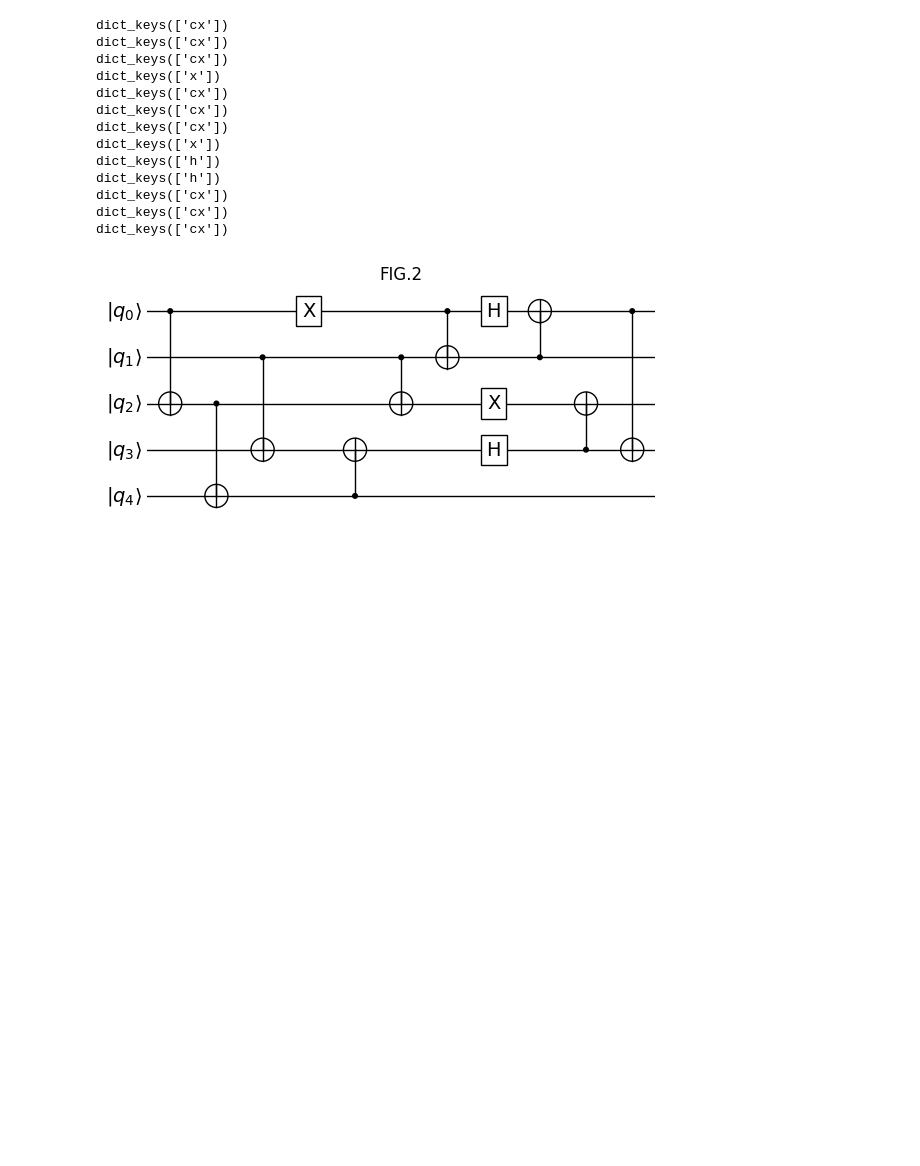
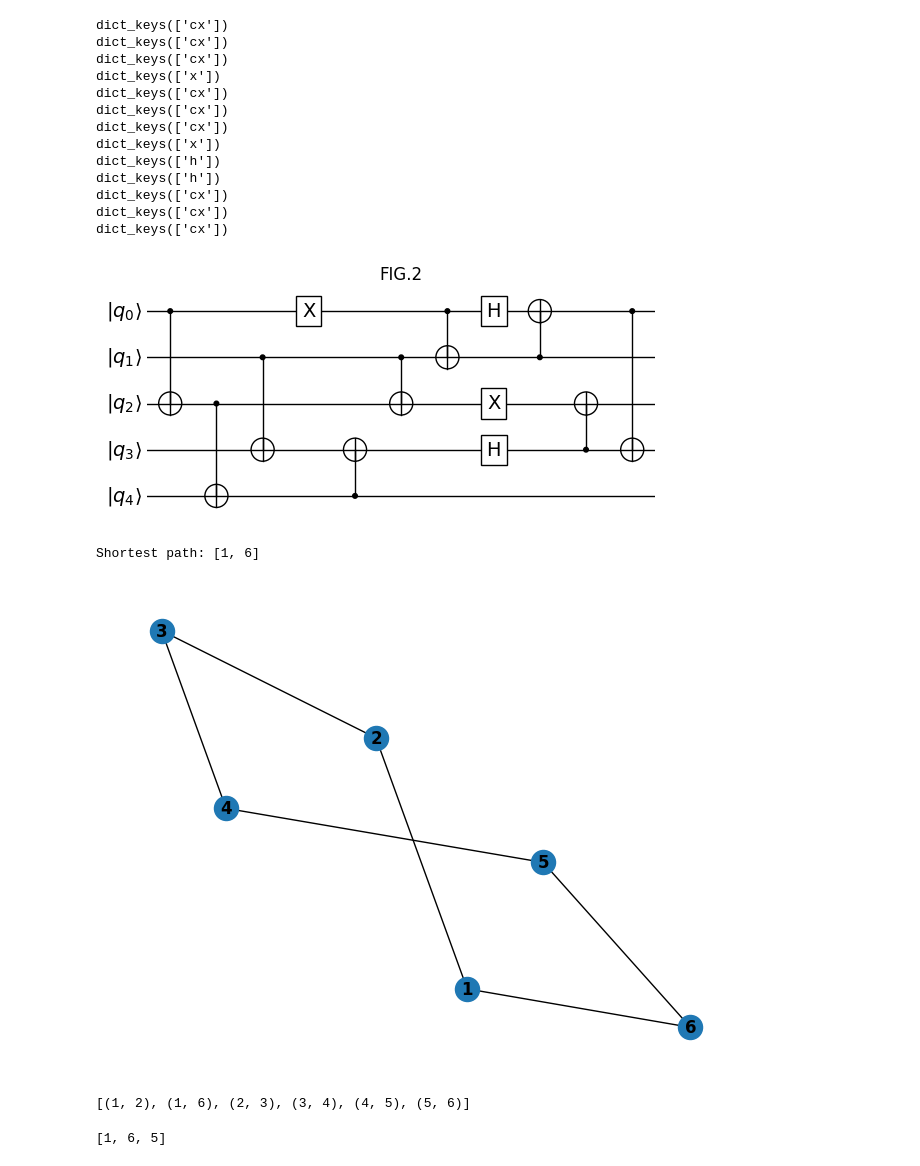
Before and after one commit to sudobat/haqtoberfest2024, a Jupyter notebook: challenges/qubit_mapping/notebooks/test.ipynb, the cells around one changed output. Drawn from its saved outputs; the diff is of its cells as text; code cells hidden in the pictures; blank space fills up the shorter version.

Commit message:
Initial version of routing

```diff
--- a/challenges/qubit_mapping/notebooks/test.ipynb
+++ b/challenges/qubit_mapping/notebooks/test.ipynb
@@ -65,3 +65,57 @@ ax.set_title("FIG.2")
 plt.show()
 # %% [output]
 [figure]
+# %%
+from collections import deque
+
+
+def bfs_shortest_path(graph, start, goal):
+    # Create a queue to store paths to explore and initialize it with the starting node
+    queue = deque([[start]])
+
+    # Set to keep track of visited nodes to avoid cycles
+    visited = set([start])
+
+    # If the start and goal are the same, we're done
+    if start == goal:
+        return [start]
+
+    # Perform BFS
+    while queue:
+        # Get the first path from the queue
+        path = queue.popleft()
+        # Get the last node in the path
+        node = path[-1]
+
+        # Explore all neighbors of the current node
+        for neighbor in graph.get(node, []):
+            if neighbor not in visited:
+                # Create a new path by extending the current path
+                new_path = list(path) + [neighbor]
+
+                # If we reach the goal, return the path
+                if neighbor == goal:
+                    return new_path
+
+                # Otherwise, add the new path to the queue and mark the node as visited
+                queue.append(new_path)
+                visited.add(neighbor)
+
+    # If no path is found, return None
+    return None
+
+
+# Example usage:
+edges = [(1, 2), (1, 3), (2, 4), (3, 4), (3, 5), (4, 6)]
+edges = [(1, 2), (2, 3), (3, 4), (4, 5), (5, 6), (6, 1)]
+# Convert the edge list into an adjacency list representation
+graph = {}
+for u, v in edges:
+    graph.setdefault(u, []).append(v)
+    graph.setdefault(v, []).append(u)
+
+# Find the shortest path between node 1 and node 6
+shortest_path = bfs_shortest_path(graph, 1, 6)
+print(f"Shortest path: {shortest_path}")
+# %% [output]
+Shortest path: [1, 6]
@@ -67,0 +124,19 @@ plt.show()
+# %%
+a = [(1, 2), (2, 3), (3, 4), (4, 5), (5, 6), (6, 1), (1, 6)]
+
+G = nx.Graph(a)
+
+nx.draw(G, with_labels=True, font_weight="bold")
+# %% [output]
+[figure, added]
+# %%
+list(G.edges)
+# %% [output]
+[(1, 2), (1, 6), (2, 3), (3, 4), (4, 5), (5, 6)]
+# %%
+from networkx import astar_path
+
+
+astar_path(G, 1, 5)
+# %% [output]
+[1, 6, 5]
```
Also changed, not shown: parts of 2 cells of this notebook, 1 other file.
